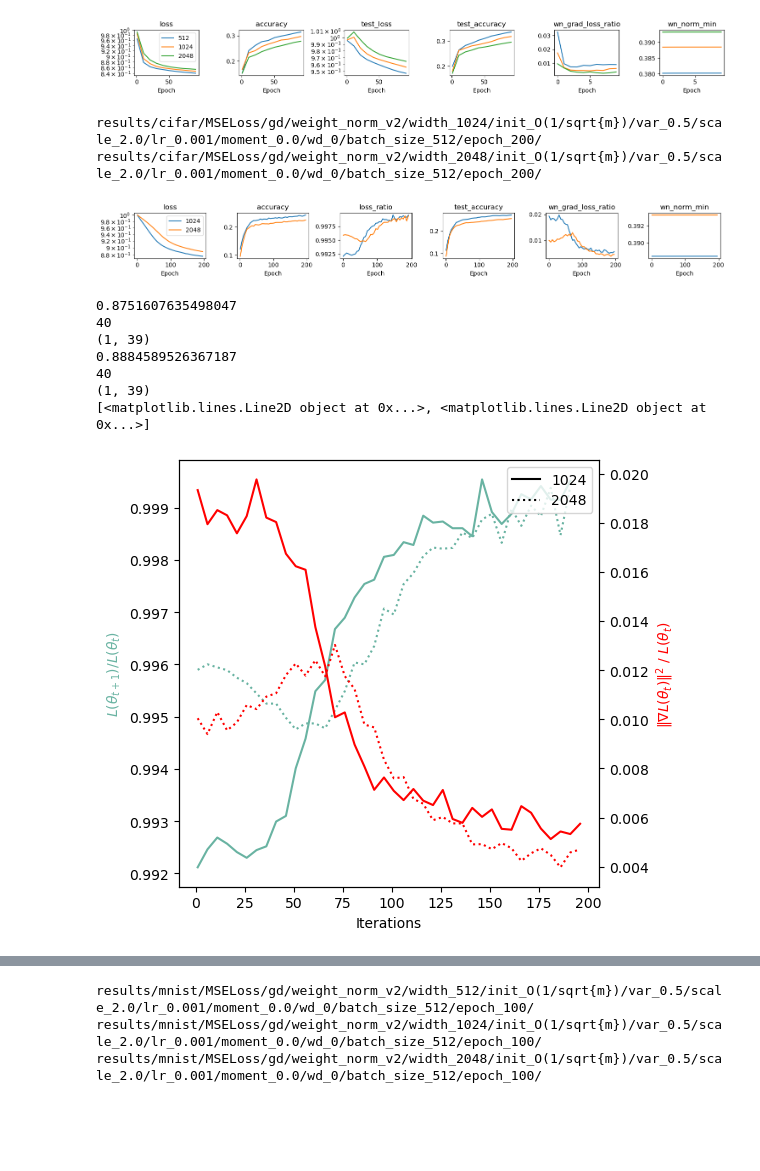
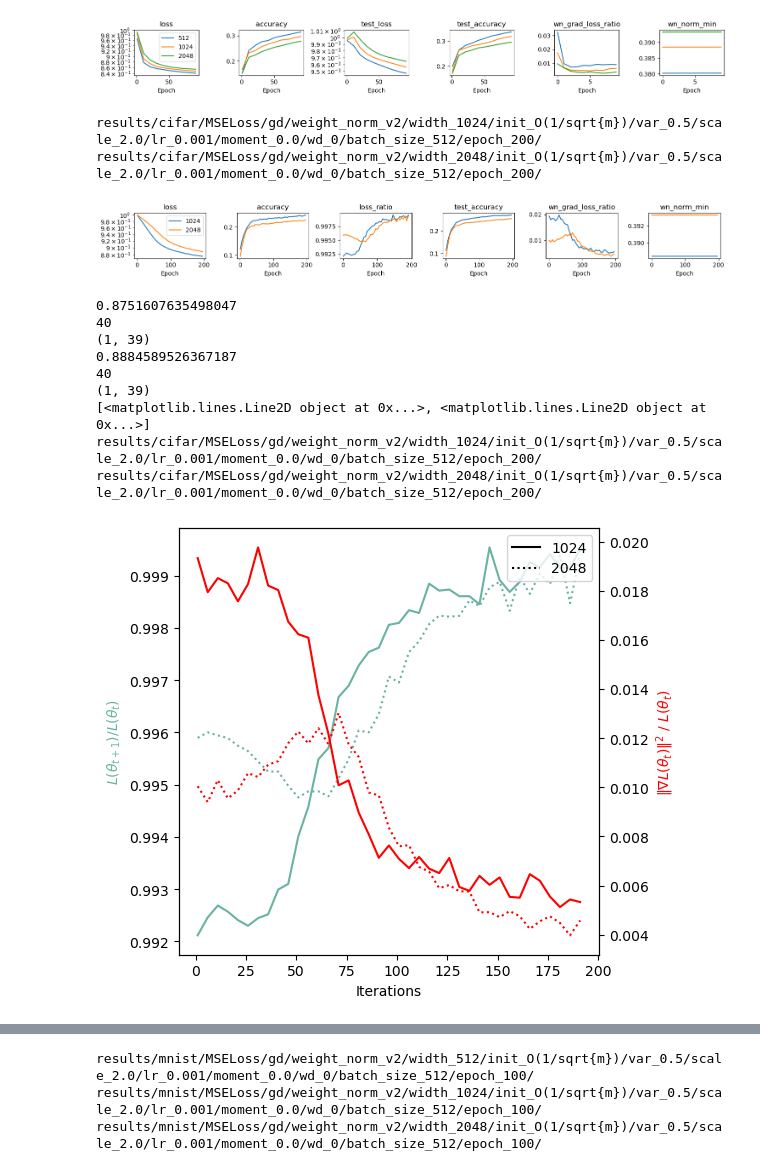
Before and after one commit to lucmonl/mlopt, a Jupyter notebook: notebook/weight_norm.ipynb, the cells around one changed output, grey strips where cells are left out. Cells and saved outputs as stored; diff of their text form; code cells hidden in the pictures; blank space fills up the shorter version.

```diff
--- a/notebook/weight_norm.ipynb
+++ b/notebook/weight_norm.ipynb
@@ -1312,7 +1312,7 @@ results/cifar/MSELoss/gd/weight_norm_v2/width_2048/init_O(1/sqrt{m})/var_0.5/sca
 # %%
 ! python main.py --dataset cifar --model weight_norm_v2 --loss MSELoss --opt gd --lr 0.001 --epoch 200 --analysis loss weight_norm --batch_size 512 --width 2048 --init_mode "O(1/sqrt{m})" --basis_var 0.5 --wn_scale 2.0 --log_interval 5
 # %%
-from plot_functions import plot_figures_opts_attrs, plot_loss_ratio_vs_grad
+from plot_functions import plot_figures_opts_attrs, plot_loss_ratio_vs_grad, plot_single_attr
 from main import graphs
 
 lr, dataset_name, loss_name, opt_name, momentum, weight_decay, batch_size, epochs = 0.001, "cifar", 'MSELoss', "gd", 0.0, 0, 512, 200
@@ -1321,32 +1321,38 @@ wn_init_mode, wn_basis_var, wn_scale= "O(1/sqrt{m})", 0.5, 2.0
 
 model_params = {}
 model_params[1] = {"width": 256, "init": wn_init_mode, "var": wn_basis_var, "scale": wn_scale,}
 model_params[512] = {"width": 512, "init": wn_init_mode, "var": wn_basis_var, "scale": wn_scale}
 model_params[1024] = {"width": 1024, "init": wn_init_mode, "var": wn_basis_var, "scale": wn_scale}
 model_params[2048] = {"width": 2048, "init": wn_init_mode, "var": wn_basis_var, "scale": wn_scale}
 model_params[4096] = {"width": 4096, "init": wn_init_mode, "var": wn_basis_var, "scale": wn_scale}
 
 opt_params = {}
 opt_params[1] = {'lr': lr, 'dataset_name':dataset_name, 'loss': loss_name, 'opt':opt_name, 'model_name':model_name, 'momentum':momentum, 'weight_decay':weight_decay, 'batch_size':batch_size, 'epochs':epochs}
 opt_params[512] = {'lr': lr, 'dataset_name':dataset_name, 'loss': loss_name, 'opt':opt_name, 'model_name':model_name, 'momentum':momentum, 'weight_decay':weight_decay, 'batch_size':batch_size, 'epochs':epochs}
 opt_params[1024] = {'lr': lr, 'dataset_name':dataset_name, 'loss': loss_name, 'opt':opt_name, 'model_name':model_name, 'momentum':momentum, 'weight_decay':weight_decay, 'batch_size':batch_size, 'epochs':epochs}
 opt_params[2048] = {'lr': lr, 'dataset_name':dataset_name, 'loss': loss_name, 'opt':opt_name, 'model_name':model_name, 'momentum':momentum, 'weight_decay':weight_decay, 'batch_size':batch_size, 'epochs':epochs}
 opt_params[4096] = {'lr': lr, 'dataset_name':dataset_name, 'loss': loss_name, 'opt':opt_name, 'model_name':model_name, 'momentum':momentum, 'weight_decay':weight_decay, 'batch_size':batch_size, 'epochs':epochs}
 
 #opt_params['norm-sgd'] = {"adv_eta":0.05, 'lr': lr, 'dataset_name':dataset_name, 'loss': loss_name, 'opt':'norm-sgd', 'model_name':model_name, 'momentum':momentum, 'weight_decay':weight_decay, 'batch_size':batch_size, 'epochs':5000}
 #opt_params['norm-sgd-0.1'] = {"adv_eta":0.01, 'lr': lr, 'dataset_name':dataset_name, 'loss': loss_name, 'opt':'norm-sgd', 'model_name':model_name, 'momentum':momentum, 'weight_decay':weight_decay, 'batch_size':batch_size, 'epochs':epochs}
 
 plot_figures_opts_attrs([1024, 2048], model_params, opt_params, attrs=["loss", "accuracy", "loss_ratio", "test_accuracy", 'wn_grad_loss_ratio', 'wn_norm_min'])
-plot_loss_ratio_vs_grad([1024, 2048], model_params, opt_params)
+plot_loss_ratio_vs_grad([1024, 2048], model_params, opt_params, savefig="../plots/weight_norm/cifar_ratio_compare_july_03_2024.pdf", )
+
+plot_single_attr([1024, 2048], model_params, opt_params, "wn_norm_min",
+                  savefig="../plots/weight_norm/cifar_min_weight_norm_july_03_2024.pdf",
+                  title=None, xlabel="Iterations", ylabel=r"$\min_{i \in [m], l \in [L]} \Vert W_{i,t}^{(l)}\Vert_2$")
 # %% [output]
 results/cifar/MSELoss/gd/weight_norm_v2/width_1024/init_O(1/sqrt{m})/var_0.5/scale_2.0/lr_0.001/moment_0.0/wd_0/batch_size_512/epoch_200/
 results/cifar/MSELoss/gd/weight_norm_v2/width_2048/init_O(1/sqrt{m})/var_0.5/scale_2.0/lr_0.001/moment_0.0/wd_0/batch_size_512/epoch_200/
 [figure]
 0.8751607635498047
 40
 (1, 39)
 0.8884589526367187
 40
 (1, 39)
 [<matplotlib.lines.Line2D object at 0x...>, <matplotlib.lines.Line2D object at 0x...>]
+results/cifar/MSELoss/gd/weight_norm_v2/width_1024/init_O(1/sqrt{m})/var_0.5/scale_2.0/lr_0.001/moment_0.0/wd_0/batch_size_512/epoch_200/
+results/cifar/MSELoss/gd/weight_norm_v2/width_2048/init_O(1/sqrt{m})/var_0.5/scale_2.0/lr_0.001/moment_0.0/wd_0/batch_size_512/epoch_200/
-[figure, old version]
+[figure, new version]
```
Also changed, not shown: parts of 2 cells of this notebook, 14 other files.
